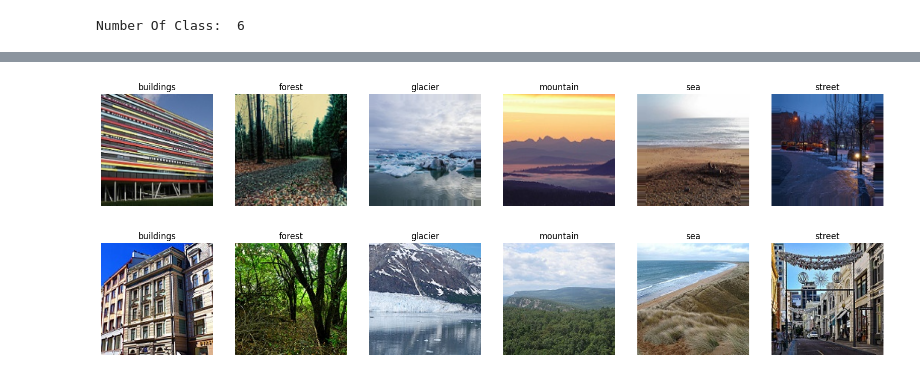
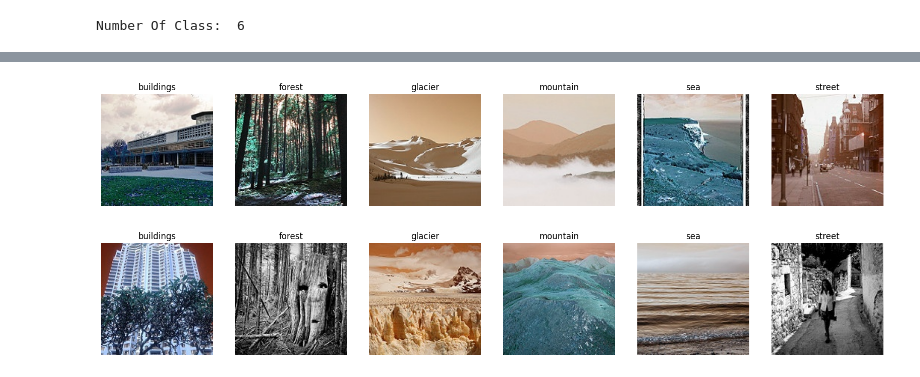
Before and after one commit to dianarrmiranda/TAA_2Project, a Jupyter notebook: vgg16.ipynb, the cells around one changed output, grey strips where cells are left out. Drawn from its saved outputs; the diff is of its cells as text; code cells hidden in the pictures.

```diff
--- a/vgg16.ipynb
+++ b/vgg16.ipynb
@@ -64,0 +30,20 @@ Found 3000 images belonging to 6 classes.
+# %%
+image_size = (150, 150) # 150x150 pixels
+
+def load_images(path):
+    X = []
+    y = []
+
+    folders = sorted(os.listdir(path), key=lambda x: os.path.getmtime(os.path.join(path, x)))
+
+    for i, folder in enumerate(folders):
+        for file in os.listdir(os.path.join(path, folder)):
+            img = cv2.imread(os.path.join(path, folder, file))
+            img = cv2.resize(img, image_size)
+            X.append(img)
+            y.append(i)
+
+    return np.array(X), np.array(y)
+
+X_train, y_train = load_images(train_path)
+X_test, y_test = load_images(test_path)
@@ -65,39 +66,19 @@ Found 3000 images belonging to 6 classes.
 # %%
+# display some images from the training data per class
 fig, axes = plt.subplots(1, 6, figsize=(20, 20))
-labels = {0: 'buildings', 1: 'forest', 2: 'glacier', 3: 'mountain', 4: 'sea', 5: 'street'}
-
-# Retrieve one batch of images from the training set
-batch_images, batch_labels = next(training_set)
-
-# Plot one image per class
 for i in range(6):
-    class_indices = np.where(batch_labels[:, i] == 1)[0]
-    if len(class_indices) > 0:
-        image_index = class_indices[0]
-        axes[i].imshow(batch_images[image_index])
-        axes[i].set_title(labels[i])
-        axes[i].axis('off')
-    else:
-        axes[i].set_visible(False)
+    axes[i].imshow(X_train[y_train == i][0])
+    axes[i].set_title(labels[i])
+    axes[i].axis('off')
 plt.show()
 
 # display some images from the test data per class
 fig, axes = plt.subplots(1, 6, figsize=(20, 20))
-
-# Retrieve one batch of images from the testing set
-batch_images, batch_labels = next(testing_set)
-
-# Plot one image per class
 for i in range(6):
-    class_indices = np.where(batch_labels[:, i] == 1)[0]
-    if len(class_indices) > 0:
-        image_index = class_indices[0]
-        axes[i].imshow(batch_images[image_index])
-        axes[i].set_title(labels[i])
-        axes[i].axis('off')
-    else:
-        axes[i].set_visible(False)
+    axes[i].imshow(X_test[y_test == i][0])
+    axes[i].set_title(labels[i])
+    axes[i].axis('off')
 plt.show()
 # %% [output]
-[figure, old version]
+[figure, new version]
-[figure, old version]
+[figure, new version]
```
Also changed, not shown: parts of 20 cells of this notebook.
